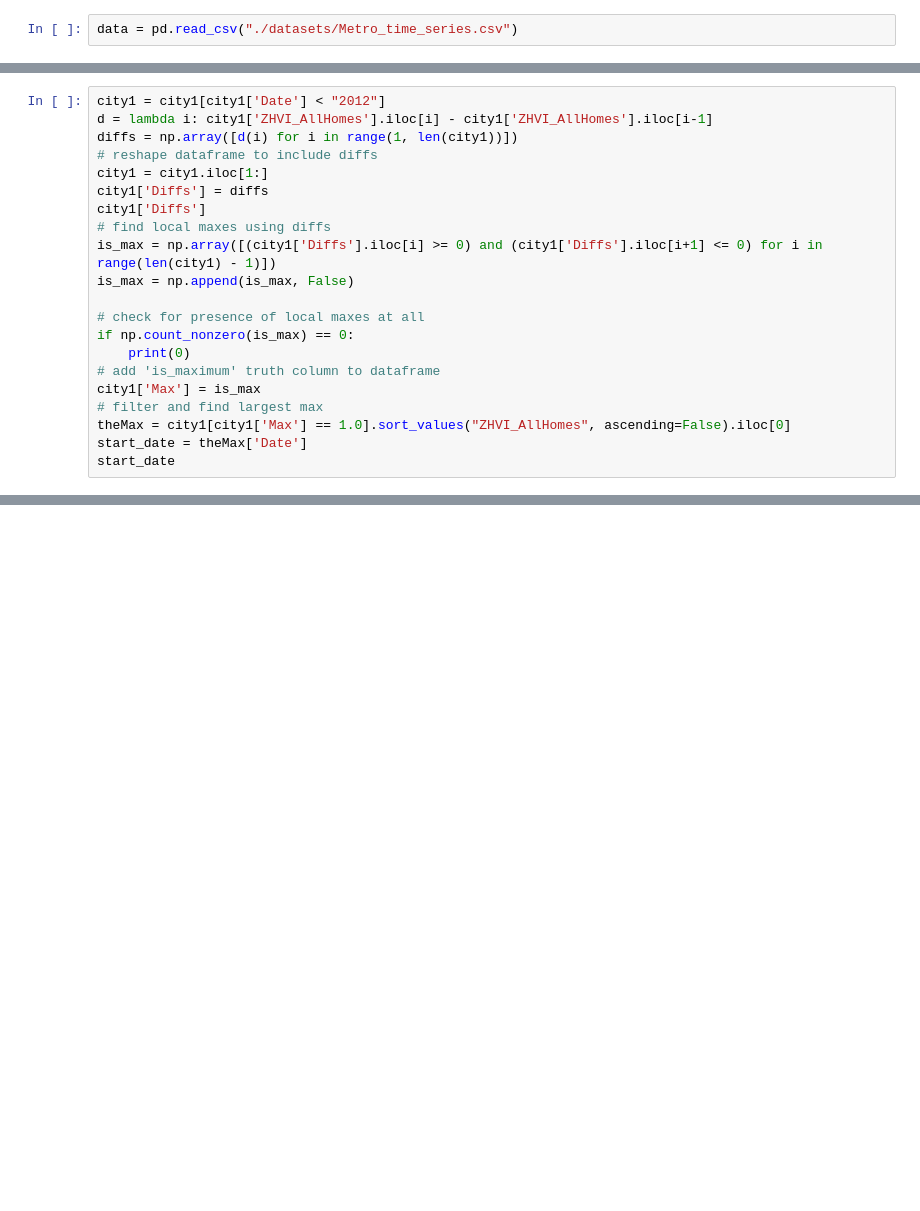
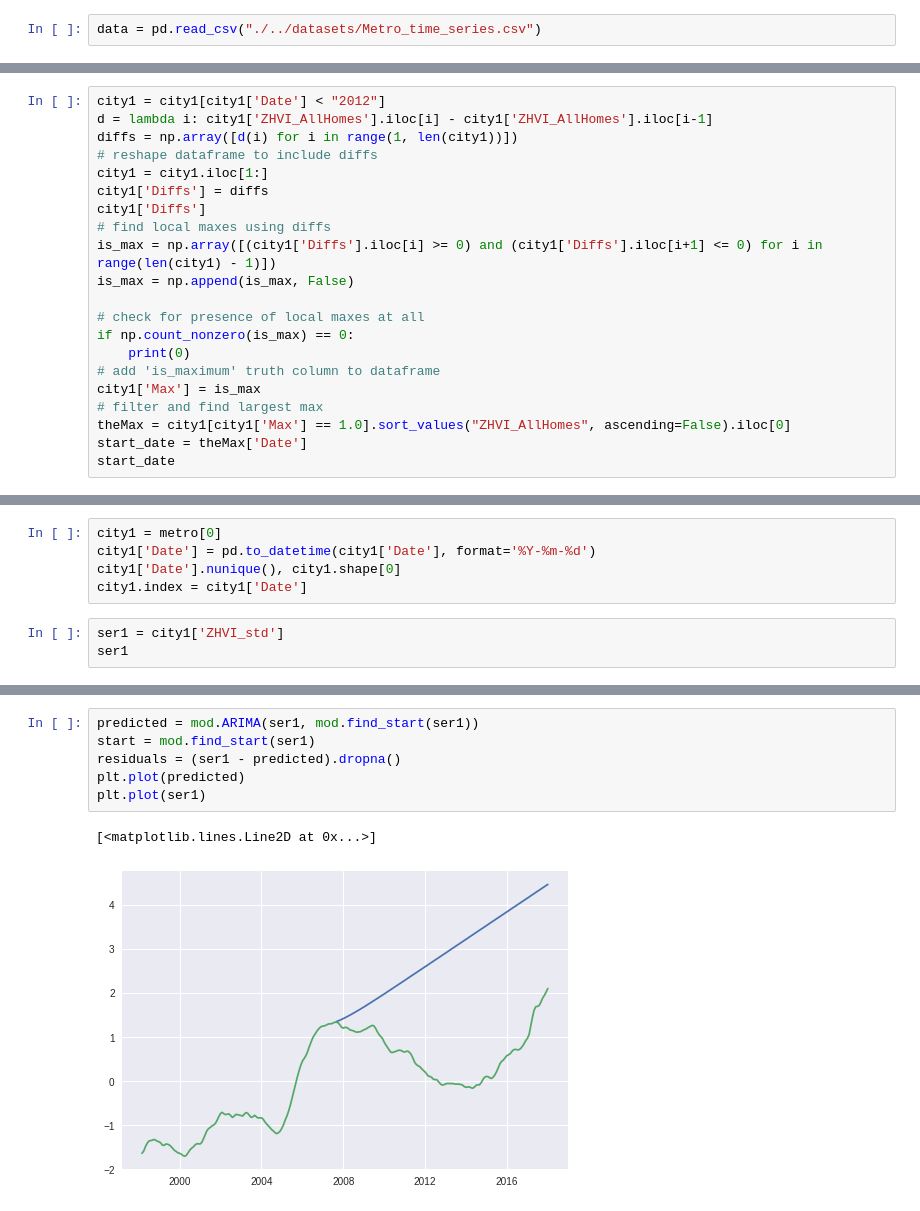
Before and after one commit to agupta01/ds3-zillow, a Jupyter notebook: AU3_rewrite/recessioneffect_2 copy.ipynb, the cells around one changed output, grey strips where cells are left out. Saved outputs shown, nothing was run; the diff lists cells and outputs as text; blank space fills up the shorter version.

```diff
--- a/AU3_rewrite/recessioneffect_2 copy.ipynb
+++ b/AU3_rewrite/recessioneffect_2 copy.ipynb
@@ -18,7 +18,7 @@ from scipy.signal import argrelextrema
     - document
 - extend residuals/predicted so can predict any date, not start and residuals divide by zero-padded array
 # %%
-data = pd.read_csv("./datasets/Metro_time_series.csv")
+data = pd.read_csv("./../datasets/Metro_time_series.csv")
 # %%
 LAST_DATE = '2006'
 cols = ['Date', 'RegionName', 'ZHVI_AllHomes']
@@ -401,0 +364,8 @@ NameError: name 'metro_data' is not defined
+# %%
+city1 = metro[0]
+city1['Date'] = pd.to_datetime(city1['Date'], format='%Y-%m-%d')
+city1['Date'].nunique(), city1.shape[0]
+city1.index = city1['Date']
+# %%
+ser1 = city1['ZHVI_std']
+ser1
@@ -401,0 +386,9 @@ NameError: name 'metro_data' is not defined
+# %%
+predicted = mod.ARIMA(ser1, mod.find_start(ser1))
+start = mod.find_start(ser1)
+residuals = (ser1 - predicted).dropna()
+plt.plot(predicted)
+plt.plot(ser1)
+# %% [output]
+[<matplotlib.lines.Line2D at 0x...>]
+[figure, added]
```
Also changed, not shown: parts of 13 cells of this notebook, 2 other files.
